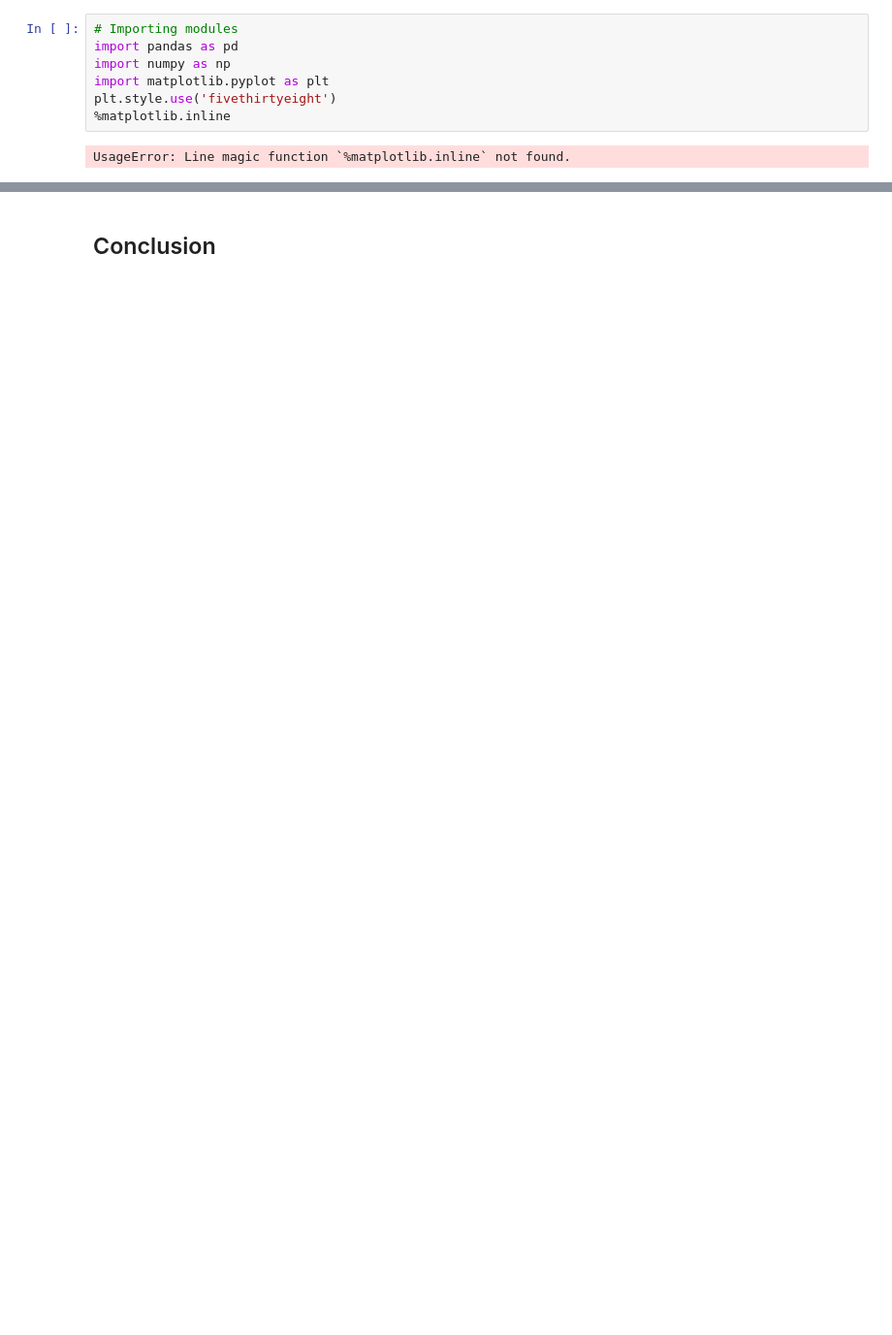
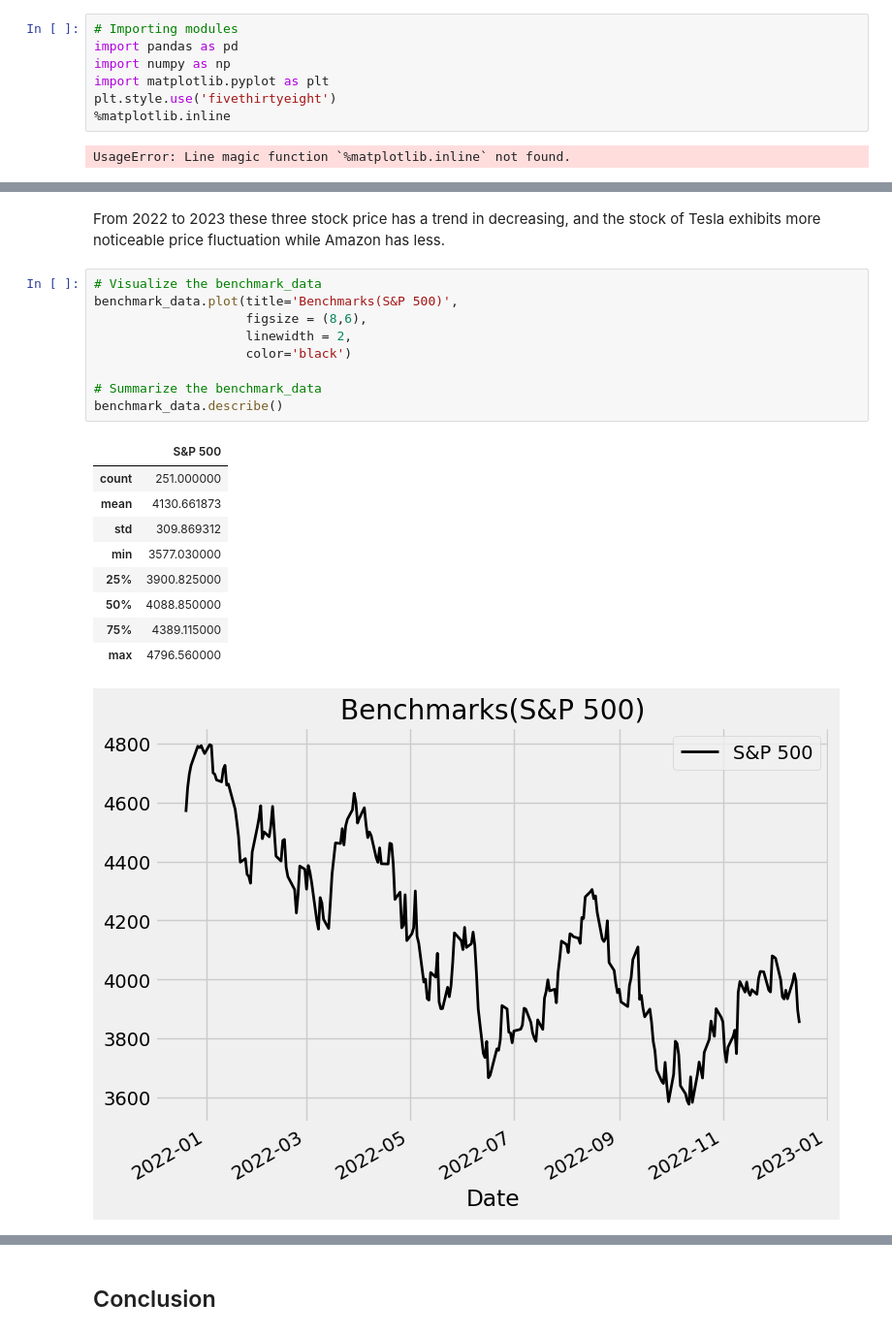
Before and after one commit to wswu001/Risk-Return-The-Sharpe-Ratio, a Jupyter notebook: main.ipynb, the cells around one changed output, grey strips where cells are left out. Shown at 97% size. Cells and saved outputs as stored; diff of their text form; blank space fills up the shorter version.

```diff
--- a/main.ipynb
+++ b/main.ipynb
@@ -245,0 +133,22 @@ Write down what you observed...
+# %% [markdown]
+From 2022 to 2023 these three stock price has a trend in decreasing, and the stock of Tesla exhibits more noticeable price fluctuation while Amazon has less.
+# %%
+# Visualize the benchmark_data
+benchmark_data.plot(title='Benchmarks(S&P 500)',
+                    figsize = (8,6),
+                    linewidth = 2,
+                    color='black')
+
+# Summarize the benchmark_data
+benchmark_data.describe()
+# %% [output]
+|  | S&P 500 |
+| count | 251.000000 |
+| mean | 4130.661873 |
+| std | 309.869312 |
+| min | 3577.030000 |
+| 25% | 3900.825000 |
+| 50% | 4088.850000 |
+| 75% | 4389.115000 |
+| max | 4796.560000 |
+[figure, added]
```
Also changed, not shown: parts of 50 cells of this notebook.
